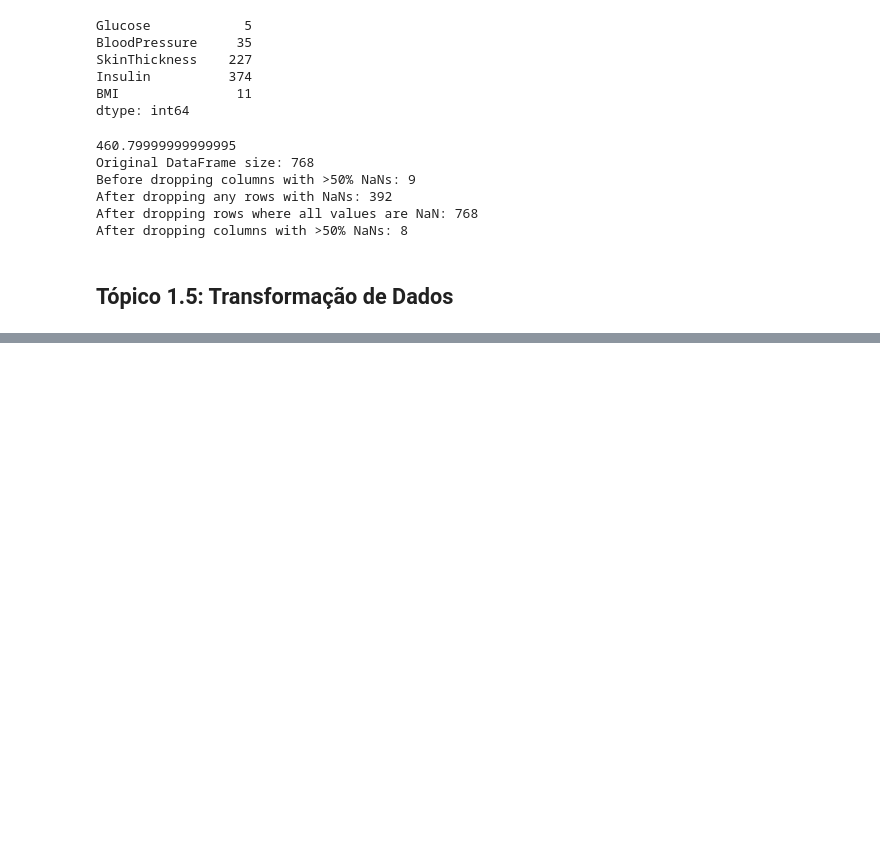
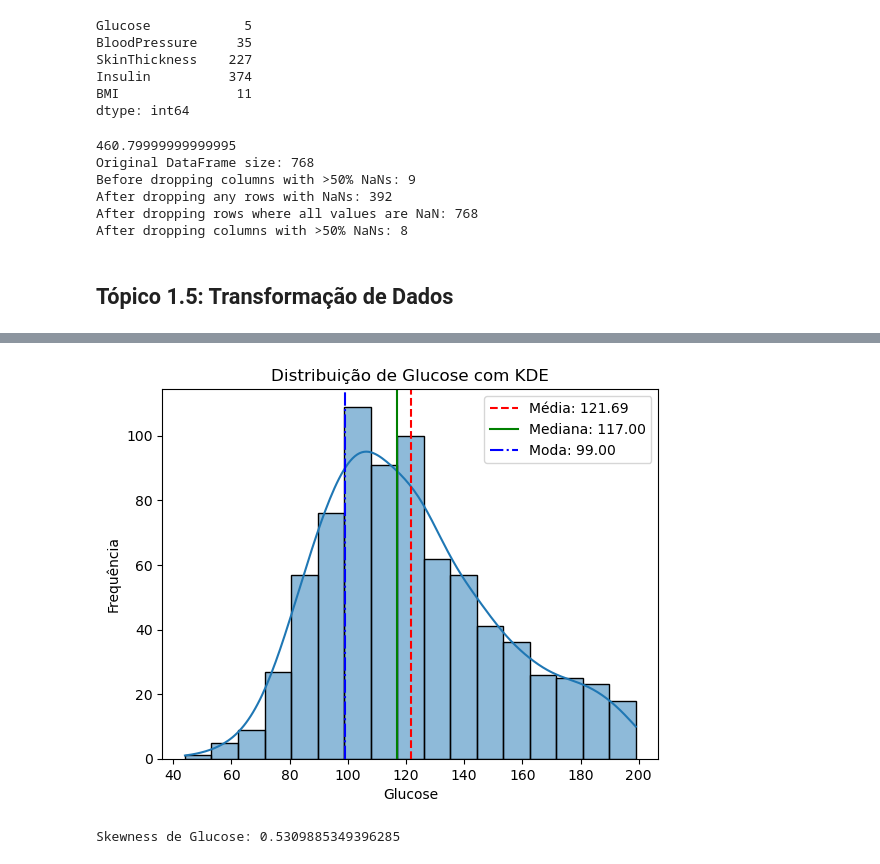
Before and after one commit to thalesvalente/teaching, a Jupyter notebook: data-mining-applied-to-engineering/1-lessons/material-pre-processamento.ipynb, the cells around one changed output, grey strips where cells are left out. Drawn from its saved outputs; the diff is of its cells as text; code cells hidden in the pictures; blank space fills up the shorter version.

```diff
--- a/data-mining-applied-to-engineering/1-lessons/material-pre-processamento.ipynb
+++ b/data-mining-applied-to-engineering/1-lessons/material-pre-processamento.ipynb
@@ -1257,0 +1439,26 @@ After dropping columns with >50% NaNs: 8
+# %%
+import seaborn as sns
+import matplotlib.pyplot as plt
+import numpy as np
+
+# Cálculos
+skewness = df['Glucose'].skew()
+mean = df['Glucose'].mean()
+median = df['Glucose'].median()
+mode = df['Glucose'].mode().values[0]  # Pega a primeira moda
+
+# Plot
+sns.histplot(df['Glucose'].dropna(), kde=True)
+plt.axvline(mean, color='r', linestyle='--', label=f'Média: {mean:.2f}')
+plt.axvline(median, color='g', linestyle='-', label=f'Mediana: {median:.2f}')
+plt.axvline(mode, color='b', linestyle='-.', label=f'Moda: {mode:.2f}')
+plt.legend()
+plt.title('Distribuição de Glucose com KDE')
+plt.xlabel('Glucose')
+plt.ylabel('Frequência')
+plt.show()
+
+print("Skewness de Glucose:", skewness)
+# %% [output]
+[figure, added]
+Skewness de Glucose: 0.5309885349396285
```
Also changed, not shown: parts of 37 cells of this notebook.
